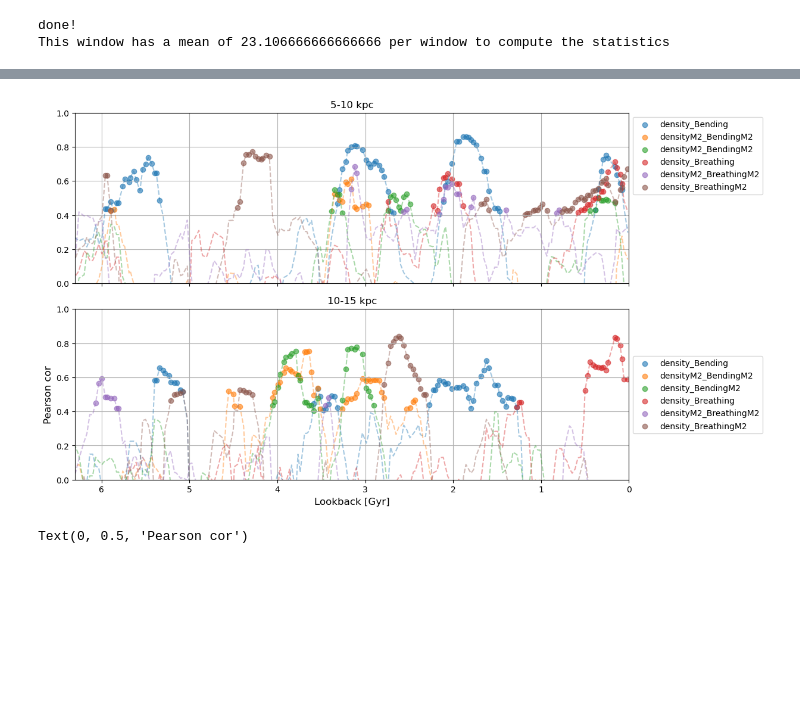
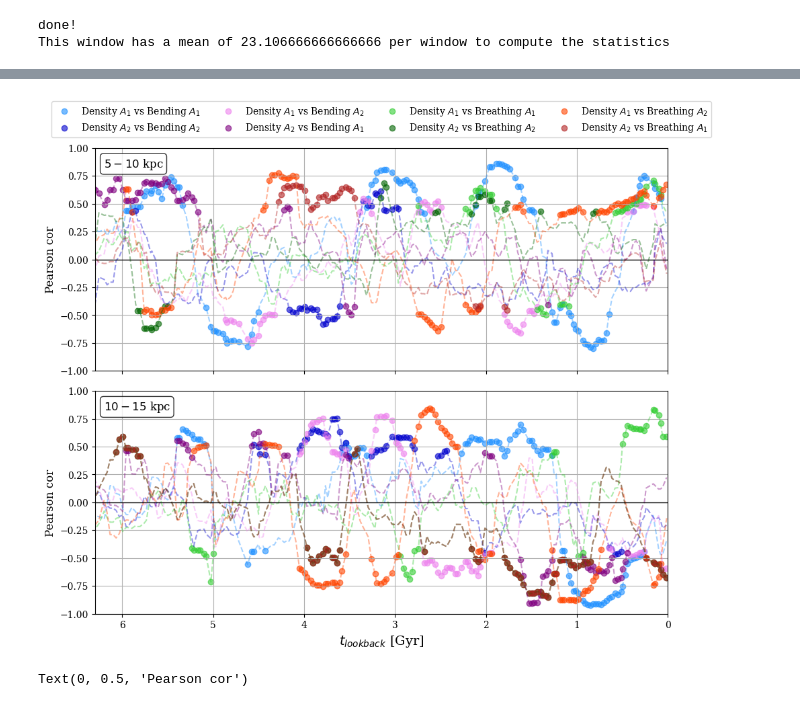
Before and after one commit to Bego-GarciaConde/GalaDyn, a Jupyter notebook: GalaDyn_Notebooks/Correlations and MIC.ipynb, the cells around one changed output, grey strips where cells are left out. Saved outputs shown, nothing was run; the diff lists cells and outputs as text; code cells hidden in the pictures; blank space fills up the shorter version.

```diff
--- a/GalaDyn_Notebooks/Correlations and MIC.ipynb
+++ b/GalaDyn_Notebooks/Correlations and MIC.ipynb
@@ -66,7 +66,7 @@ def calculate_match (var1, var2, df):
     cor_res = stats.pearsonr(df[f"{var1}"],df[f"{var2}"])
     #print(cor_res)
     if cor_res [1]< 0.05:
-        if cor_res[0]> 0.4:
+        if np.abs(cor_res[0])> 0.4:
             return cor_res[0]
         else:
             return np.NaN
@@ -289,63 +297,77 @@ Text(0, 0.5, 'Pearson cor')
 # %%
-fig, ax = plt.subplots(2,1, sharex=True, sharey=True,figsize = (12,8))
-fig.subplots_adjust(hspace=0.15, wspace=0)
+colors = [ "dodgerblue","mediumblue", "violet","purple","limegreen",  "darkgreen", "orangered","firebrick"]
+fig, ax = plt.subplots(2,1, sharex=True, sharey=True,figsize = (11,9))
+fig.subplots_adjust(hspace=0.09, wspace=0)
 transp = 0.4
 transp2 = 0.6
-ax[0].set_title("5-10 kpc")
 
 
-ax[0].plot(lookback,correlations["density_Bending_10"],label = "",ls  = "--", alpha =transp)
-ax[0].scatter(lookback,match["density_Bending_10"],marker = "o",label = "density_Bending", alpha =transp2)
-ax[0].plot(lookback,correlations["densityM2_BendingM2_10"],label = "",ls  = "--", alpha =transp)
-ax[0].scatter(lookback,match["densityM2_BendingM2_10"],marker = "o",label = "densityM2_BendingM2", alpha =transp2)
+ax[0].plot(lookback,correlations["density_Bending_10"],label = "",ls  = "--", alpha =transp,color = colors[0])
+ax[0].scatter(lookback,match["density_Bending_10"],marker = "o",label = "Density $A_{1}$ vs Bending $A_{1}$", alpha =transp2,color = colors[0])
+ax[0].plot(lookback,correlations["densityM2_BendingM2_10"],label = "",ls  = "--", alpha =transp,color = colors[1])
+ax[0].scatter(lookback,match["densityM2_BendingM2_10"],marker = "o",label = "Density $A_{2}$ vs Bending $A_{2}$", alpha =transp2,color = colors[1])
 
 
-ax[0].plot(lookback,correlations["density_BendingM2_10"],label = "",ls  = "--", alpha =transp)
-ax[0].scatter(lookback,match["density_BendingM2_10"],marker = "o",label = "densityM2_BendingM2", alpha =transp2)
+ax[0].plot(lookback,correlations["density_BendingM2_10"],label = "",ls  = "--", alpha =transp,color = colors[2])
+ax[0].scatter(lookback,match["density_BendingM2_10"],marker = "o",label = "Density $A_{1}$ vs Bending $A_{2}$", alpha =transp2,color = colors[2])
+ax[0].plot(lookback,correlations["densityM2_Bending_10"],label = "",ls  = "--", alpha =transp,color = colors[3])
+ax[0].scatter(lookback,match["densityM2_Bending_10"],marker = "o",label = "Density $A_{2}$ vs Bending $A_{1}$", alpha =transp2,color = colors[3])
+
+ax[0].plot(lookback,correlations["density_Breathing_10"],label = "",ls  = "--", alpha =transp,color = colors[4])
+ax[0].scatter(lookback,match["density_Breathing_10"],marker = "o",label = "Density $A_{1}$ vs Breathing $A_{1}$", alpha =transp2,color = colors[4])
+ax[0].plot(lookback,correlations["densityM2_BreathingM2_10"],label = "",ls  = "--", alpha =transp,color = colors[5])
+ax[0].scatter(lookback,match["densityM2_BreathingM2_10"],marker = "o",label = "Density $A_{2}$ vs Breathing $A_{2}$", alpha =transp2,color = colors[5])
 
 
-ax[0].plot(lookback,correlations["density_Breathing_10"],label = "",ls  = "--", alpha =transp)
-ax[0].scatter(lookback,match["density_Breathing_10"],marker = "o",label = "density_Breathing", alpha =transp2)
-ax[0].plot(lookback,correlations["densityM2_BreathingM2_10"],label = "",ls  = "--", alpha =transp)
-ax[0].scatter(lookback,match["densityM2_BreathingM2_10"],marker = "o",label = "densityM2_BreathingM2", alpha =transp2)
+ax[0].plot(lookback,correlations["density_BreathingM2_10"],label = "",ls  = "--", alpha =transp,color = colors[6])
+ax[0].scatter(lookback,match["density_BreathingM2_10"],marker = "o",label = "Density $A_{1}$ vs Breathing $A_{2}$", alpha =transp2,color = colors[6])
+ax[0].plot(lookback,correlations["densityM2_Breathing_10"],label = "",ls  = "--", alpha =transp,color = colors[7])
+ax[0].scatter(lookback,match["densityM2_Breathing_10"],marker = "o",label = "Density $A_{2}$ vs Breathing $A_{1}$", alpha =transp2,color = colors[7])
 
 
-ax[0].plot(lookback,correlations["density_BreathingM2_10"],label = "",ls  = "--", alpha =transp)
-ax[0].scatter(lookback,match["density_BreathingM2_10"],marker = "o",label = "density_BreathingM2", alpha =transp2)
+ax[0].grid()
+
+ax[0].legend(loc='upper center', bbox_to_anchor=(0.5, 1.23),ncol=4, fancybox=True)
 
 
+ax[1].plot(lookback,correlations["density_Bending_15"],label = "",ls  = "--", alpha =transp,color = colors[0])
+ax[1].scatter(lookback,match["density_Bending_15"],marker = "o",label = "density_Bending", alpha =transp2,color = colors[0])
+ax[1].plot(lookback,correlations["densityM2_BendingM2_15"],label = "",ls  = "--", alpha =transp,color = colors[1])
+ax[1].scatter(lookback,match["densityM2_BendingM2_15"],marker = "o",label = "densityM2_BendingM2", alpha =transp2,color = colors[1])
 
-ax[0].set_xlim(6.3,0)
-ax[0].set_ylim(0,1)
-ax[0].grid()
-ax[0].legend(bbox_to_anchor = (1., 1))
-
-ax[1].set_title("10-15 kpc")
-
-ax[1].plot(lookback,correlations["density_Bending_15"],label = "",ls  = "--", alpha =transp)
-ax[1].scatter(lookback,match["density_Bending_15"],marker = "o",label = "density_Bending", alpha =transp2)
-ax[1].plot(lookback,correlations["densityM2_BendingM2_15"],label = "",ls  = "--", alpha =transp)
-ax[1].scatter(lookback,match["densityM2_BendingM2_15"],marker = "o",label = "densityM2_BendingM2", alpha =transp2)
-
-ax[1].plot(lookback,correlations["density_BendingM2_15"],label = "",ls  = "--", alpha =transp)
-ax[1].scatter(lookback,match["density_BendingM2_15"],marker = "o",label = "density_BendingM2", alpha =transp2)
+ax[1].plot(lookback,correlations["density_BendingM2_15"],label = "",ls  = "--", alpha =transp,color = colors[2])
+ax[1].scatter(lookback,match["density_BendingM2_15"],marker = "o",label = "density_BendingM2", alpha =transp2,color = colors[2])
+ax[1].plot(lookback,correlations["densityM2_Bending_15"],label = "",ls  = "--", alpha =transp,color = colors[3])
+ax[1].scatter(lookback,match["densityM2_Bending_15"],marker = "o",label = "densityM2_Bending", alpha =transp2,color = colors[3])
 
 
+ax[1].plot(lookback,correlations["density_Breathing_15"],label = "",ls  = "--", alpha =transp,color = colors[4])
+ax[1].scatter(lookback,match["density_Breathing_15"],marker = "o",label = "density_Breathing", alpha =transp2,color = colors[4])
+ax[1].plot(lookback,correlations["densityM2_BreathingM2_15"],label = "",ls  = "--", alpha =transp,color = colors[5])
+ax[1].scatter(lookback,match["densityM2_BreathingM2_15"],marker = "o",label = "densityM2_BreathingM2", alpha =transp2,color = colors[5])
 
-ax[1].plot(lookback,correlations["density_Breathing_15"],label = "",ls  = "--", alpha =transp)
-ax[1].scatter(lookback,match["density_Breathing_15"],marker = "o",label = "density_Breathing", alpha =transp2)
-ax[1].plot(lookback,correlations["densityM2_BreathingM2_15"],label = "",ls  = "--", alpha =transp)
-ax[1].scatter(lookback,match["densityM2_BreathingM2_15"],marker = "o",label = "densityM2_BreathingM2", alpha =transp2)
-
-ax[1].plot(lookback,correlations["density_BreathingM2_15"],label = "",ls  = "--", alpha =transp)
-ax[1].scatter(lookback,match["density_BreathingM2_15"],marker = "o",label = "density_BreathingM2", alpha =transp2)
+ax[1].plot(lookback,correlations["density_BreathingM2_15"],label = "",ls  = "--", alpha =transp,color = colors[6])
+ax[1].scatter(lookback,match["density_BreathingM2_15"],marker = "o",label = "density_BreathingM2", alpha =transp2,color = colors[6])
+ax[1].plot(lookback,correlations["densityM2_BreathingM2_15"],label = "",ls  = "--", alpha =transp,color = colors[7])
+ax[1].scatter(lookback,match["densityM2_BreathingM2_15"],marker = "o",label = "densityM2_Breathing", alpha =transp2,color = colors[7])
 ax[1].set_xlim(6.3, 0)
-ax[1].set_ylim(0,1)
+ax[1].set_ylim(-1,1)
 
 ax[1].grid()
-ax[1].legend(bbox_to_anchor = (1., 0.75))
-ax[1].set_xlabel('Lookback [Gyr]', fontsize = 12)
+
+ax[1].set_xlabel("$t_{lookback}$ [Gyr]", fontsize = 14)
 ax[1].set_ylabel('Pearson cor', fontsize = 12)
+ax[0].set_ylabel('Pearson cor', fontsize = 12)
+props = dict(boxstyle='round', facecolor='white', alpha=0.8)
+# place a text box in upper left in axes coords
+ax[0].text(0.015, 0.96,"$5-10$ kpc", transform=ax[0].transAxes, fontsize=12,
+        verticalalignment='top', bbox=props)
+ax[1].text(0.015, 0.96,"$10-15$ kpc", transform=ax[1].transAxes, fontsize=12,
+        verticalalignment='top', bbox=props)
+ax[0].tick_params(labelsize = 10)
+ax[1].tick_params(labelsize = 10)
+ax[0].axhline(y = 0, color = 'black', linestyle = '-', alpha = 0.9, lw = 1)
+ax[1].axhline(y = 0, color = 'black', linestyle = '-', alpha = 0.9, lw = 1)
 #plt.show()
-#plt.savefig("results/correlations_Z.png", dpi = 100, facecolor = "white")
+plt.savefig("../results/correlations_density_vs_bending_breathing.png", dpi = 100, facecolor = "white", bbox_inches = "tight")
 # %% [output]
@@ -353,4 +374,4 @@ Text(0, 0.5, 'Pearson cor')
-[figure, old version]
+[figure, new version]
 # %%
 fig, ax = plt.subplots(2,1, sharex=True, sharey=True,figsize = (12,8))
 fig.subplots_adjust(hspace=0.15, wspace=0)
```
Also changed, not shown: parts of 4 cells of this notebook, 38 other files.
